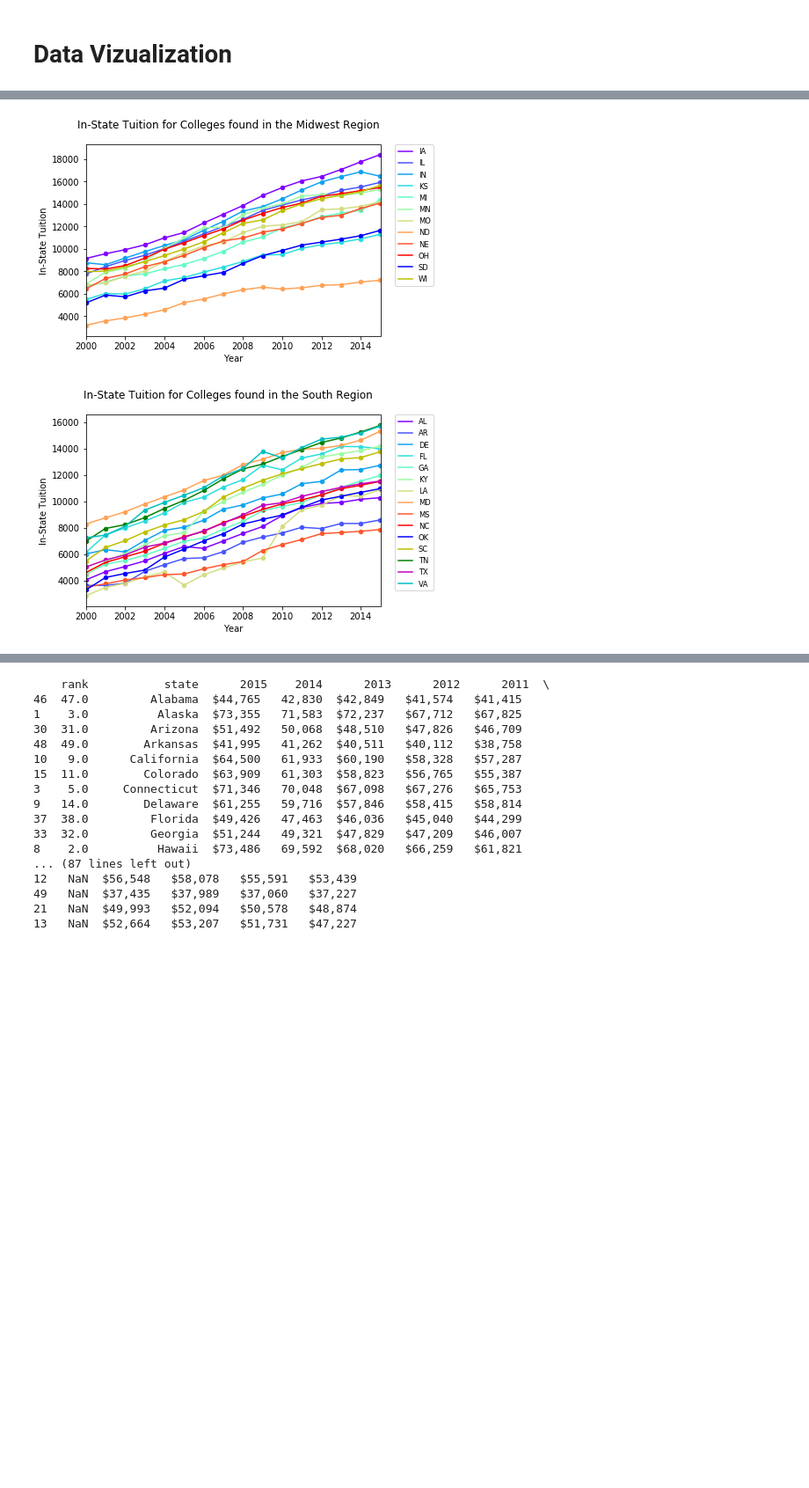
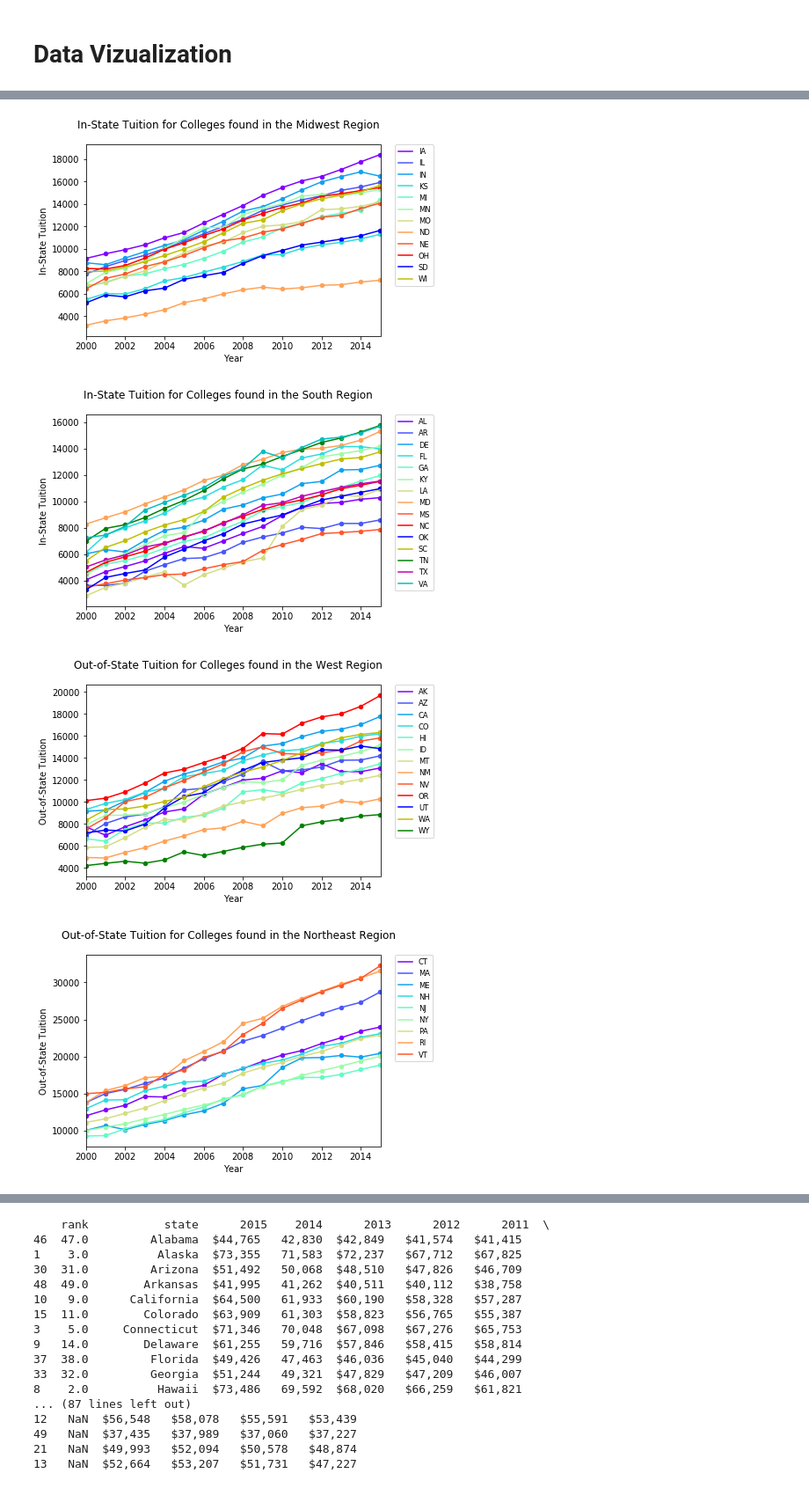
Before and after one commit to martinezedwin893/FinalProjectCogs108, a Jupyter notebook: FinalProject.ipynb, the cells around one changed output, grey strips where cells are left out. Shown: that part at 88% size. Saved outputs shown, nothing was run; the diff lists cells and outputs as text; code cells hidden in the pictures; blank space fills up the shorter version.

Commit message:
Added plots for out of state tuition based on US Region

```diff
--- a/FinalProject.ipynb
+++ b/FinalProject.ipynb
@@ -64,7 +64,8 @@ for file_ in allFiles:
 
 #creates dataframe to hold average instate and out-of-state tution for years 2000-2015
 avg_tuition = pd.DataFrame({'Year': years,'Avg. Instate Tuition': avg_instate_tuition,'Avg. Out-of-State Tuition': avg_outstate_tuition})
-plt.figure();avg_tuition.plot(x='Year'); #plot of average instate and out-of-state tution from years 2000-2015
+plt.figure();
+avg_tuition.plot(x='Year'); #plot of average instate and out-of-state tution from years 2000-2015
 
 #loop through all dataframes in dfs array and drop na values,set index to state and sort it by state
 #Calculate average instate and out-of-stae tuition by state and save it to dfs array
@@ -157,30 +158,107 @@ for key, grp in instate_tuition.groupby(['State']):
             cx = grp.plot(ax=cx, kind='scatter', x='Year', y='In-State Tuition',  c = rain_colors[index])
             index = index +1
 
 plt.legend(fontsize='small',bbox_to_anchor=(1.05, 1), loc=2, borderaxespad=0.)
 plt.show()
 
 fig, dx = plt.subplots()
 fig.suptitle('In-State Tuition for Colleges found in the South Region')
 index = 0
 j = 0
 for key, grp in instate_tuition.groupby(['State']):
     if key in South:
         if index > len(colors):
             dx = grp.plot(ax=dx, kind='line', x='Year', y='In-State Tuition', label=key, c = colors[j])
             dx = grp.plot(ax=dx, kind='scatter', x='Year', y='In-State Tuition', c = colors[j])
             j = j +1
         else:
             dx = grp.plot(ax=dx, kind='line', x='Year', y='In-State Tuition', label=key, c = rain_colors[index])
             dx = grp.plot(ax=dx, kind='scatter', x='Year', y='In-State Tuition', c = rain_colors[index])
             index = index +1
 
 plt.legend(fontsize='small',bbox_to_anchor=(1.05, 1), loc=2, borderaxespad=0.)
 plt.show()
+
+#Now plot out-of-state tuition trends per region
+fig, ex = plt.subplots()
+fig.suptitle('Out-of-State Tuition for Colleges found in the West Region')
+index = 0
+j = 0
+for key, grp in outofstate_tuition.groupby(['State']):
+    if key in West:
+        if index > len(colors):
+            ex = grp.plot(ax=ex, kind='line', x='Year', y='Out-of-State Tuition', label=key, c = colors[j])
+            ex = grp.plot(ax=ex, kind='scatter', x='Year', y='Out-of-State Tuition', c = colors[j])
+            j = j +1
+        else:
+            ex = grp.plot(ax=ex, kind='line', x='Year', y='Out-of-State Tuition', label=key, c = rain_colors[index])
+            ex = grp.plot(ax=ex, kind='scatter', x='Year', y='Out-of-State Tuition', c = rain_colors[index])
+            index = index +1
+
+plt.legend(fontsize='small',bbox_to_anchor=(1.05, 1), loc=2, borderaxespad=0.)
+plt.show()
+
+#Reset variables needed and graph out-of-state tuition for Northeast States
+fig, fx = plt.subplots()
+fig.suptitle('Out-of-State Tuition for Colleges found in the Northeast Region')
+index = 0
+j = 0
+for key, grp in outofstate_tuition.groupby(['State']):
+    if key in Northeast:
+        if index > len(colors):
+            fx = grp.plot(ax=fx, kind='line', x='Year', y='Out-of-State Tuition', label=key, c = colors[j])
+            fx = grp.plot(ax=fx, kind='scatter', x='Year', y='Out-of-State Tuition', c = colors[j])
+            j = j +1
+        else:
+            fx = grp.plot(ax=fx, kind='line', x='Year', y='Out-of-State Tuition', label=key, c = rain_colors[index])
+            fx = grp.plot(ax=fx, kind='scatter', x='Year', y='Out-of-State Tuition', c = rain_colors[index])
+            index = index +1
+
+plt.legend(fontsize='small',bbox_to_anchor=(1.05, 1), loc=2, borderaxespad=0.)
+plt.show()
+
+#Reset variables needed and graph out-of-state tuiton for Midwest States
+fig, gx = plt.subplots()
+fig.suptitle('Out-of-State Tuition for Colleges found in the Midwest Region')
+index = 0
+j = 0
+for key, grp in outofstate_tuition.groupby(['State']):
+    if key in Midwest:
+        if index > len(colors):
+            gx = grp.plot(ax=gx, kind='line', x='Year', y='Out-of-State Tuition', label=key, c = colors[j])
+            gx = grp.plot(ax=gx, kind='scatter', x='Year', y='Out-of-State Tuition', c = colors[j])
+            j = j +1
+        else:
+            gx = grp.plot(ax=gx, kind='line', x='Year', y='Out-of-State Tuition', label=key, c = rain_colors[index])
+            gx = grp.plot(ax=gx, kind='scatter', x='Year', y='Out-of-State Tuition',  c = rain_colors[index])
+            index = index +1
+
+plt.legend(fontsize='small',bbox_to_anchor=(1.05, 1), loc=2, borderaxespad=0.)
+plt.show()
+
+fig, hx = plt.subplots()
+fig.suptitle('Out-of-State Tuition for Colleges found in the South Region')
+index = 0
+j = 0
+for key, grp in outofstate_tuition.groupby(['State']):
+    if key in South:
+        if index > len(colors):
+            hx = grp.plot(ax=hx, kind='line', x='Year', y='Out-of-State Tuition', label=key, c = colors[j])
+            hx = grp.plot(ax=hx, kind='scatter', x='Year', y='Out-of-State Tuition', c = colors[j])
+            j = j +1
+        else:
+            hx = grp.plot(ax=hx, kind='line', x='Year', y='Out-of-State Tuition', label=key, c = rain_colors[index])
+            hx = grp.plot(ax=hx, kind='scatter', x='Year', y='Out-of-State Tuition', c = rain_colors[index])
+            index = index +1
+
+plt.legend(fontsize='small',bbox_to_anchor=(1.05, 1), loc=2, borderaxespad=0.)
+plt.show()
 # %% [output]
 <matplotlib.figure.Figure at 0x...>
 [figure]
 [figure]
 [figure]
 [figure]
 [figure]
+[figure, added]
+[figure, added]
```
Also changed, not shown: parts of 3 cells of this notebook.
